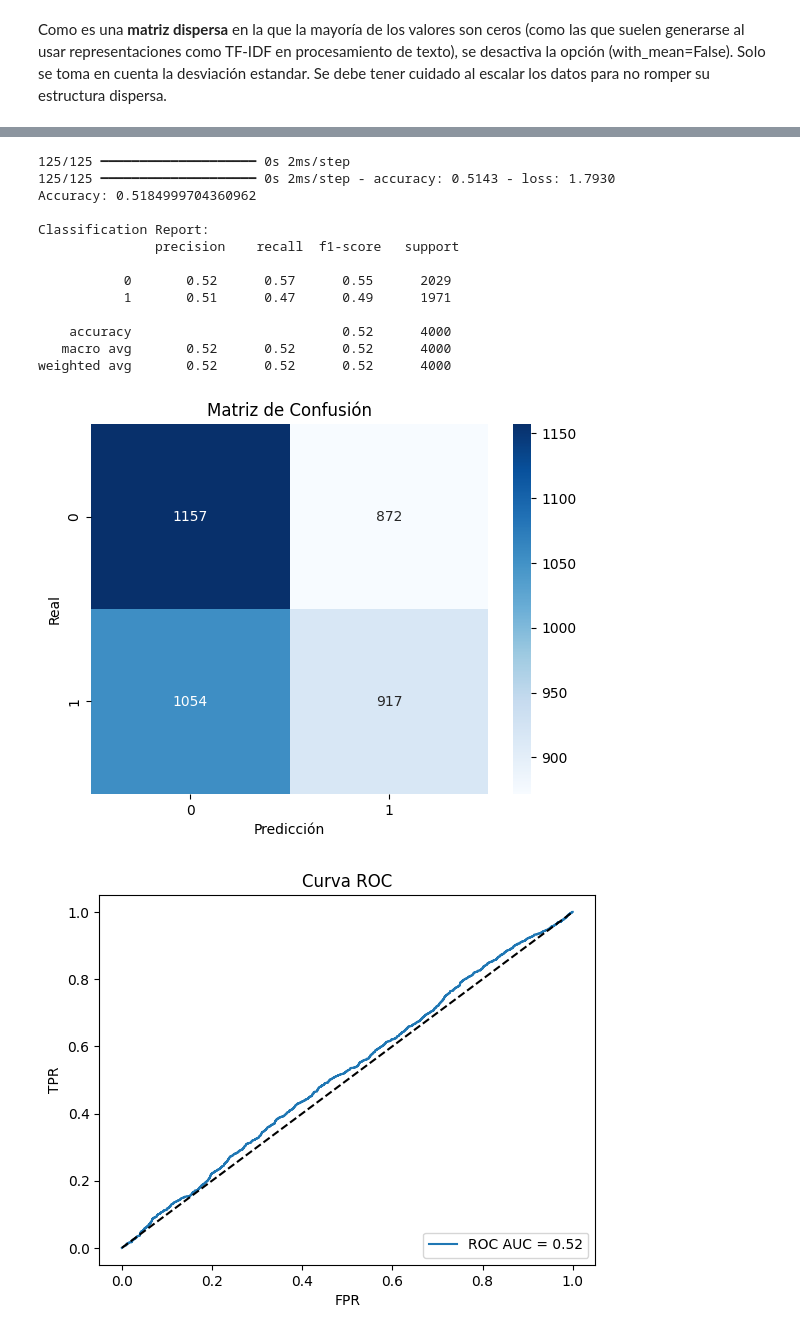
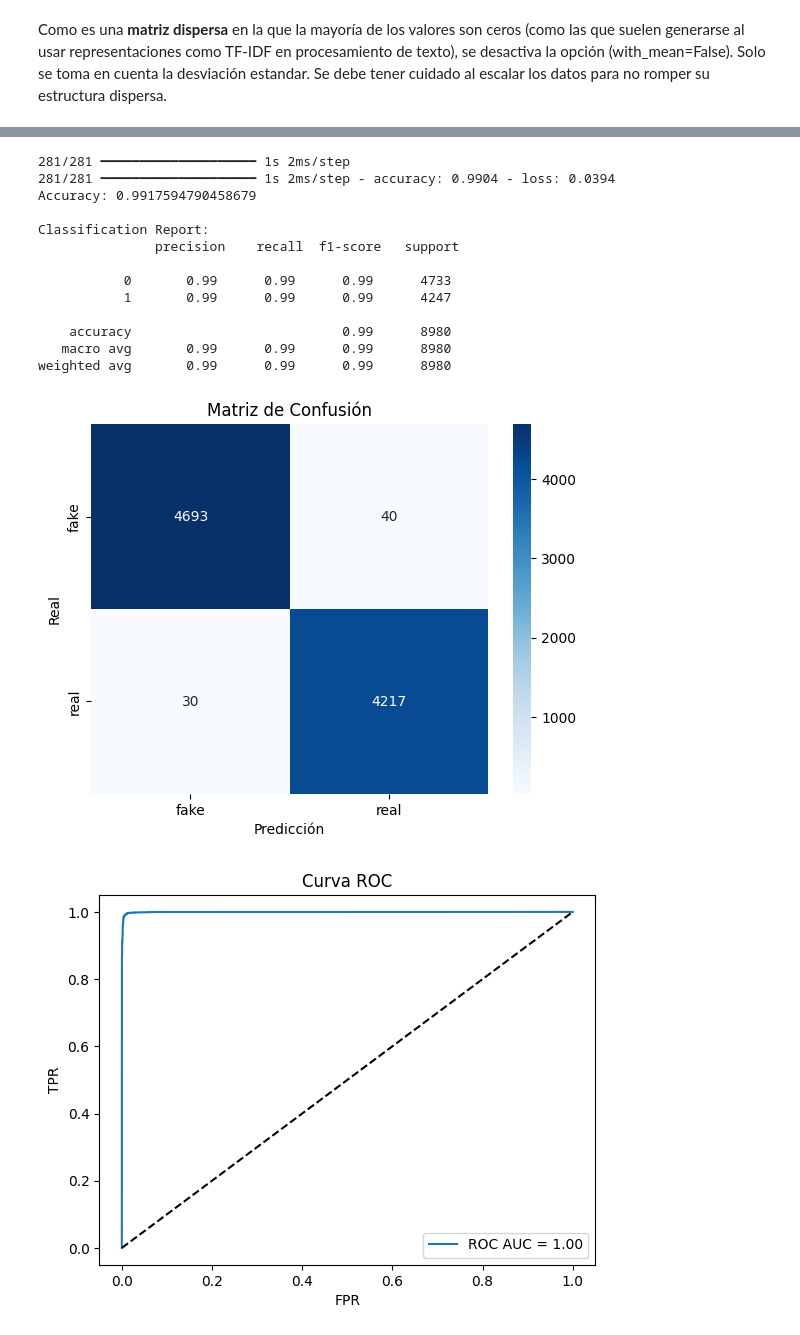
Before and after one commit to alanrazop/Fake-News-Detection, a Jupyter notebook: fake_news_ML.ipynb, the cells around one changed output, grey strips where cells are left out. Saved outputs shown, nothing was run; the diff lists cells and outputs as text; code cells hidden in the pictures.

```diff
--- a/fake_news_ML.ipynb
+++ b/fake_news_ML.ipynb
@@ -35,0 +47,4 @@ df = pd.read_csv('fake_news_dataset.csv')
+# %%
+# Concatenar ambos datasets
+df = pd.concat((df_fake,df_true),axis=0)
+df.info()
@@ -124,3 +161,18 @@ Dividimos el dataset para tener el conjunto que será para entrenamiento y el co
 X_train, X_test, y_train, y_test = train_test_split(X, y, test_size=0.2, random_state=42)
 # %% [markdown]
 # Preprocesado de datos
+# %%
+# Lemming (Palabras Vacías)
+nltk.download('wordnet')
+from nltk.stem import WordNetLemmatizer
+
+lemmatizer = WordNetLemmatizer()
+
+def lemmatizar_texto(texto):
+  palabras = texto.split()
+  palabras = [lemmatizer.lemmatize(p) for p in palabras]
+  return ' '.join(palabras)
+
+# Aplicar lemmatization a la columna 'content'
+X_train = X_train.apply(lemmatizar_texto)
+X_test = X_test.apply(lemmatizar_texto)
@@ -128,8 +182,8 @@ X_train, X_test, y_train, y_test = train_test_split(X, y, test_size=0.2, random_
 ### Vectorización del texto (TF-IDF)
 # %%
 # Vectorización de los sets de prueba y de entrenamiento
-#vectorizer = TfidfVectorizer(max_df=0.7) # Ignora términos que aparecen en más del 70% de los documentos.
-TfidfVectorizer(stop_words='english', max_df=0.7, min_df=5, ngram_range=(1,2))
+vectorizer = TfidfVectorizer(stop_words='english', max_df=0.7, min_df=5, max_features=5000) # Ignora términos que aparecen en más del 70% de los documentos.
+
 X_train_tfidf = vectorizer.fit_transform(X_train)
 X_test_tfidf = vectorizer.transform(X_test)
 
@@ -162,19 +209,15 @@ Técnica de regularización que desactiva aleatoriamente un porcentaje de neuron
 # %%
-from tensorflow.keras.models import Sequential
-from tensorflow.keras.layers import Dense, Dropout
-
-# Determine the input dimension based on the TF-IDF vectorizer
-input_dim = X_train_scaled.shape[1]
+# Determinar la dimensión de entrada del vectorizador TF-IDF
+input_dim = X_train_scaled.shape[1] # (rows, columns)
 
 # Sequential: Modelo de red neuronal donde las capas se apilan secuencialmente (una tras otra).
 
-
 model = Sequential([
-    Dense(128, activation='relu', input_dim=input_dim),# numero de neuronas que tiene la capa, 'relu' = capa intermedia
-    Dropout(0.3),
-    Dense(64, activation='relu'),
-    Dropout(0.3),
-    Dense(1, activation='sigmoid') # Sigmoid is typically used for binary classification problems, producing a single output between 0 and 1 representing the probability of belonging to one class.
+    Dense(64, activation='relu', input_dim=input_dim),
+    Dropout(0.5),  # Aumentar el Dropout ayuda
+    Dense(32, activation='relu'),
+    Dropout(0.5),
+    Dense(1, activation='sigmoid')
 ])
 
 # Compilar el modelo
@@ -250,14 +297,14 @@ import numpy as np
 
 # Predicciones
 y_pred_prob = model.predict(X_test_scaled).flatten()
-y_pred = (y_pred_prob >= 0.5).astype(int)
+y_pred = (y_pred_prob >= 0.3).astype(int)
 
 # Reporte
 
 # Returns the loss value & metrics values for the model in test mode.
 print("Accuracy:", model.evaluate(X_test_scaled, y_test)[1])
 
-# Build a text report showing the main classification metrics.
+# Contruir un reporte de texto mostrando las metricas de clasificacion principales
 print("\nClassification Report:\n", classification_report(y_test, y_pred))
 
 # Get the inverse transformed labels
@@ -265,43 +312,43 @@ y_test_original = le.inverse_transform(y_test)
 y_pred_original = le.inverse_transform(y_pred)
 
 # Confusion matrix with original labels
 cm = confusion_matrix(y_test_original, y_pred_original)
 
 # Get the class labels from the LabelEncoder
 class_labels = le.classes_
 
 sns.heatmap(cm, annot=True, fmt='d', cmap='Blues', xticklabels=class_labels, yticklabels=class_labels)
 plt.xlabel('Predicción')
 plt.ylabel('Real')
 plt.title('Matriz de Confusión')
 plt.show()
 
 # Curva ROC
 fpr, tpr, _ = roc_curve(y_test, y_pred_prob)
 roc_auc = roc_auc_score(y_test, y_pred_prob)
 plt.plot(fpr, tpr, label='ROC AUC = %0.2f' % roc_auc)
 plt.plot([0, 1], [0, 1], 'k--')
 plt.xlabel('FPR')
 plt.ylabel('TPR')
 plt.title('Curva ROC')
 plt.legend(loc='lower right')
 plt.show()
 # %% [output]
-125/125 ━━━━━━━━━━━━━━━━━━━━ 0s 2ms/step
-125/125 ━━━━━━━━━━━━━━━━━━━━ 0s 2ms/step - accuracy: 0.5143 - loss: 1.7930
-Accuracy: 0.5184999704360962
+281/281 ━━━━━━━━━━━━━━━━━━━━ 1s 2ms/step
+281/281 ━━━━━━━━━━━━━━━━━━━━ 1s 2ms/step - accuracy: 0.9904 - loss: 0.0394
+Accuracy: 0.9917594790458679
 
 Classification Report:
                precision    recall  f1-score   support
 
-           0       0.52      0.57      0.55      2029
-           1       0.51      0.47      0.49      1971
+           0       0.99      0.99      0.99      4733
+           1       0.99      0.99      0.99      4247
 
-    accuracy                           0.52      4000
-   macro avg       0.52      0.52      0.52      4000
-weighted avg       0.52      0.52      0.52      4000
+    accuracy                           0.99      8980
+   macro avg       0.99      0.99      0.99      8980
+weighted avg       0.99      0.99      0.99      8980
-[figure, old version]
+[figure, new version]
-[figure, old version]
+[figure, new version]
 # %%
 # Graficar precisión y pérdida a lo largo de las épocas
 plt.figure(figsize=(12, 4))
```
Also changed, not shown: parts of 24 cells of this notebook, 5 other files.
